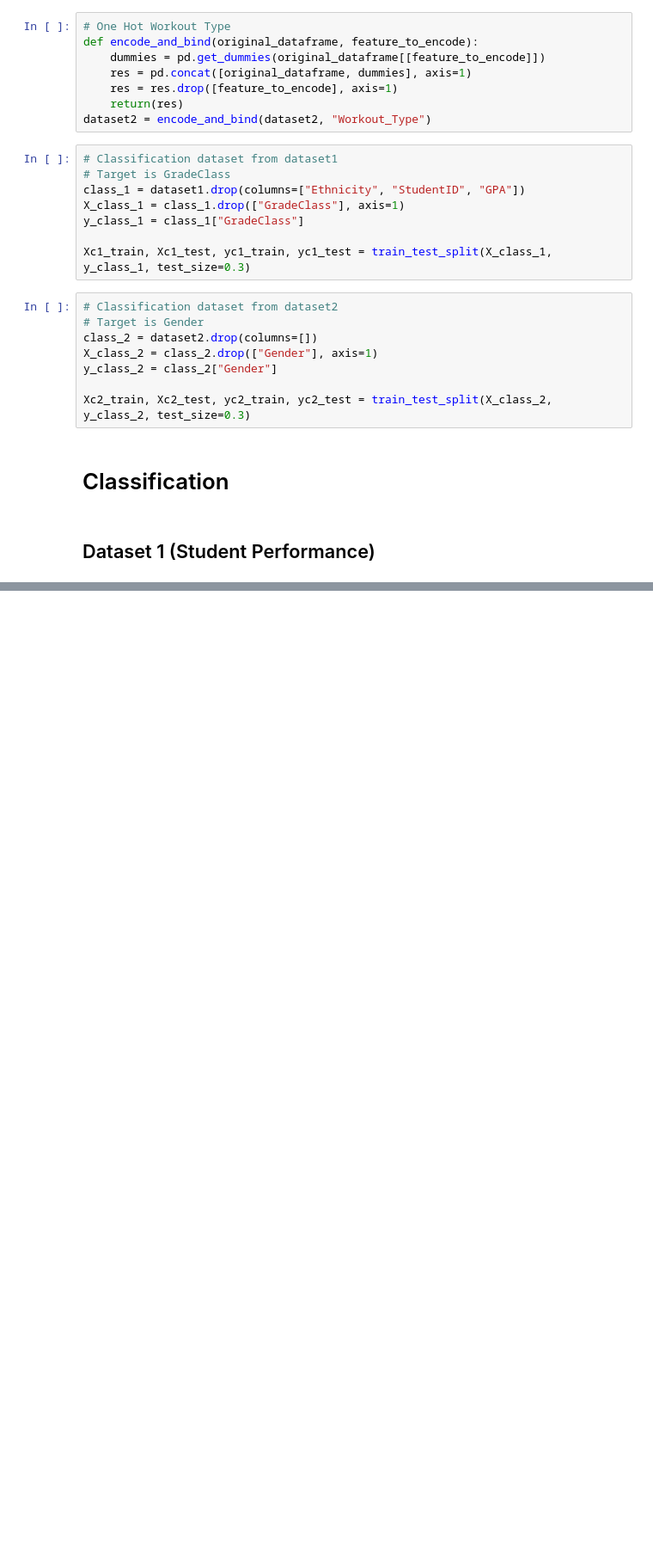
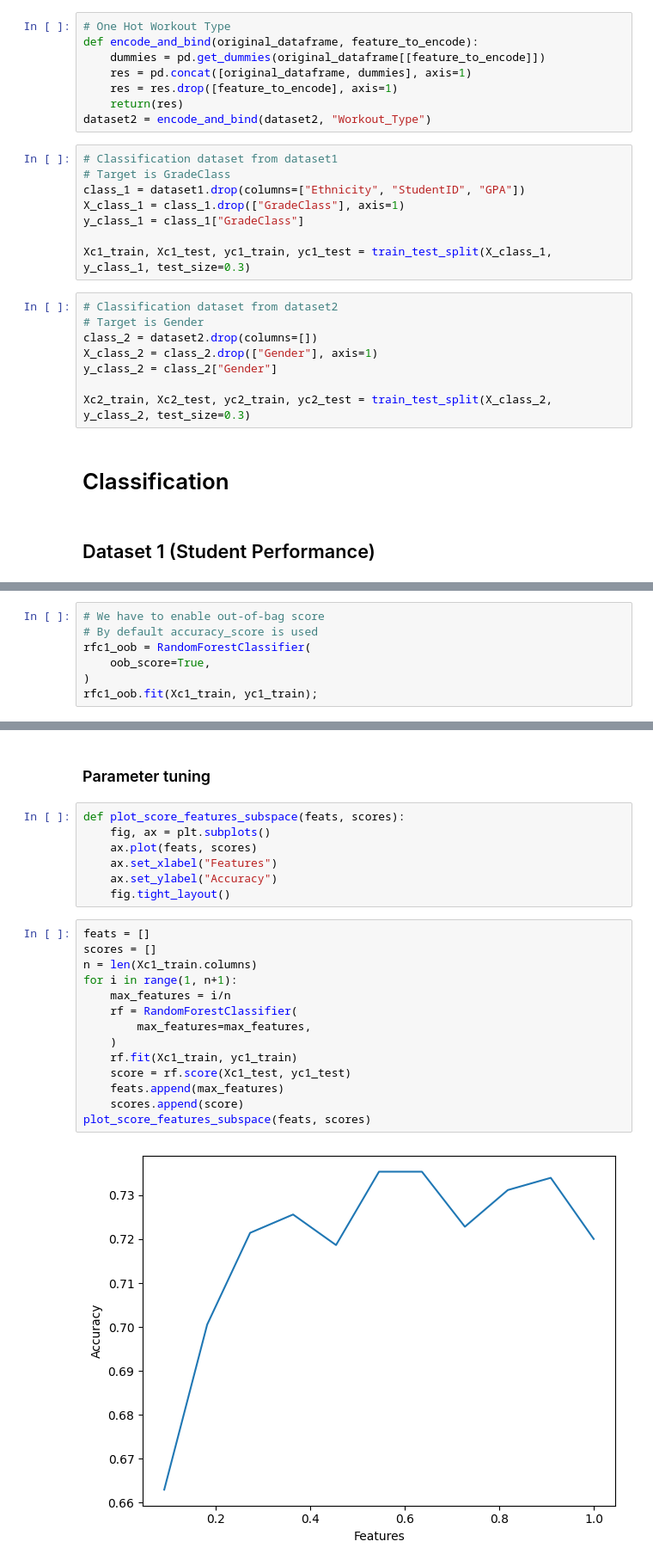
Before and after one commit to ahrami/random-forest, a Jupyter notebook: specifically-forest.ipynb, the cells around one changed output, grey strips where cells are left out. Shown at 86% size. Drawn from its saved outputs; the diff is of its cells as text; blank space fills up the shorter version.

```diff
--- a/specifically-forest.ipynb
+++ b/specifically-forest.ipynb
@@ -99,0 +131,7 @@ fig.tight_layout()
+# %%
+# We have to enable out-of-bag score
+# By default accuracy_score is used
+rfc1_oob = RandomForestClassifier(
+    oob_score=True,
+)
+rfc1_oob.fit(Xc1_train, yc1_train);
@@ -99,0 +161,25 @@ fig.tight_layout()
+# %% [markdown]
+### Parameter tuning
+# %%
+def plot_score_features_subspace(feats, scores):
+    fig, ax = plt.subplots()
+    ax.plot(feats, scores)
+    ax.set_xlabel("Features")
+    ax.set_ylabel("Accuracy")
+    fig.tight_layout()
+# %%
+feats = []
+scores = []
+n = len(Xc1_train.columns)
+for i in range(1, n+1):
+    max_features = i/n
+    rf = RandomForestClassifier(
+        max_features=max_features,
+    )
+    rf.fit(Xc1_train, yc1_train)
+    score = rf.score(Xc1_test, yc1_test)
+    feats.append(max_features)
+    scores.append(score)
+plot_score_features_subspace(feats, scores)
+# %% [output]
+[figure, added]
```
Also changed, not shown: parts of 17 cells of this notebook.
